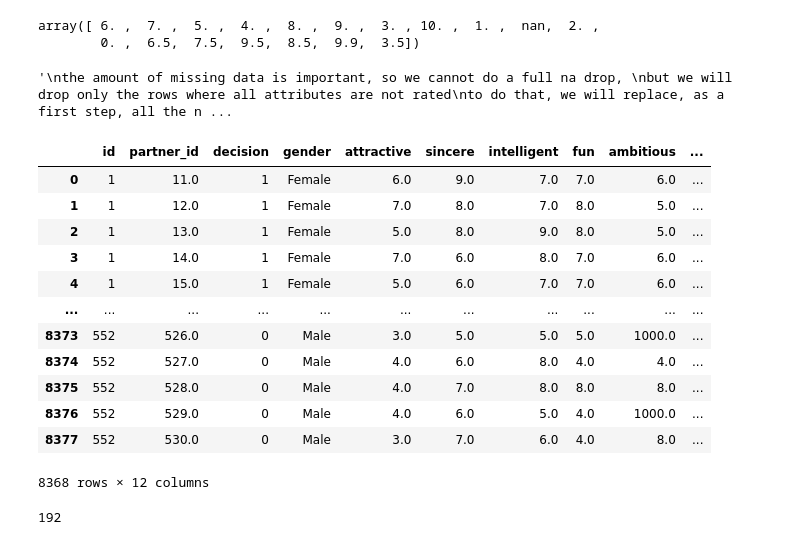
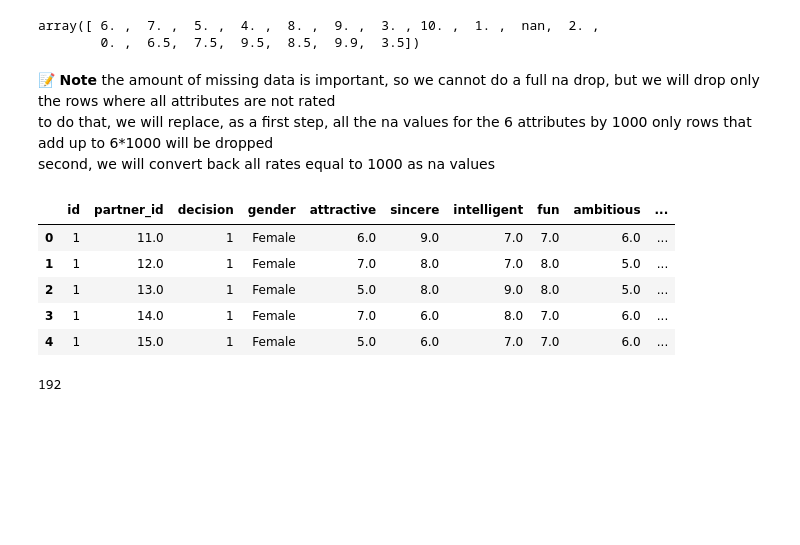
Before and after one commit to AouatefRouahi/Speed_Dating_Analysis, a Jupyter notebook: Speed_Dating_Project.ipynb, the cells around one changed output. Cells and saved outputs as stored; diff of their text form; code cells hidden in the pictures; blank space fills up the shorter version.

```diff
--- a/Speed_Dating_Project.ipynb
+++ b/Speed_Dating_Project.ipynb
@@ -561,34 +506,23 @@ data_ev['attractive'].unique()
 # %% [output]
 array([ 6. ,  7. ,  5. ,  4. ,  8. ,  9. ,  3. , 10. ,  1. ,  nan,  2. ,
         0. ,  6.5,  7.5,  9.5,  8.5,  9.9,  3.5])
-# %%
-'''
-the amount of missing data is important, so we cannot do a full na drop,
-but we will drop only the rows where all attributes are not rated
-to do that, we will replace, as a first step, all the na values for the 6 attributes by 1000
-only rows that add up to 6*1000 will be dropped
-second, we will convert back all rates equal to 1000 as na values
-'''
-# %% [output]
-'\nthe amount of missing data is important, so we cannot do a full na drop, \nbut we will drop only the rows where all attributes are not rated\nto do that, we will replace, as a first step, all the n ...
+# %% [markdown]
+📝 **Note**
+the amount of missing data is important, so we cannot do a full na drop, but we will drop only the rows where all attributes are not rated
+to do that, we will replace, as a first step, all the na values for the 6 attributes by 1000
+only rows that add up to 6*1000 will be dropped
+second, we will convert back all rates equal to 1000 as na values
 # %%
 # replace na values for the 6 attributes by 1000 : fillna / replace
 data_ev.iloc[:, 4:10]= data_ev.iloc[:, 4:10].fillna(1000.0)
-data_ev
+data_ev.head()
 # %% [output]
 |  | id | partner_id | decision | gender | attractive | sincere | intelligent | fun | ambitious | ... |
 | 0 | 1 | 11.0 | 1 | Female | 6.0 | 9.0 | 7.0 | 7.0 | 6.0 | ... |
 | 1 | 1 | 12.0 | 1 | Female | 7.0 | 8.0 | 7.0 | 8.0 | 5.0 | ... |
 | 2 | 1 | 13.0 | 1 | Female | 5.0 | 8.0 | 9.0 | 8.0 | 5.0 | ... |
 | 3 | 1 | 14.0 | 1 | Female | 7.0 | 6.0 | 8.0 | 7.0 | 6.0 | ... |
 | 4 | 1 | 15.0 | 1 | Female | 5.0 | 6.0 | 7.0 | 7.0 | 6.0 | ... |
-| ... | ... | ... | ... | ... | ... | ... | ... | ... | ... | ... |
-| 8373 | 552 | 526.0 | 0 | Male | 3.0 | 5.0 | 5.0 | 5.0 | 1000.0 | ... |
-| 8374 | 552 | 527.0 | 0 | Male | 4.0 | 6.0 | 8.0 | 4.0 | 4.0 | ... |
-| 8375 | 552 | 528.0 | 0 | Male | 4.0 | 7.0 | 8.0 | 8.0 | 8.0 | ... |
-| 8376 | 552 | 529.0 | 0 | Male | 4.0 | 6.0 | 5.0 | 4.0 | 1000.0 | ... |
-| 8377 | 552 | 530.0 | 0 | Male | 3.0 | 7.0 | 6.0 | 4.0 | 8.0 | ... |
-8368 rows × 12 columns
 # %%
 # add a new column to sum up the rates of the different attributes
 data_ev['sum']= data_ev.iloc[:,4:10].sum(axis=1)
```
Also changed, not shown: parts of 40 cells of this notebook, 1 other file.
